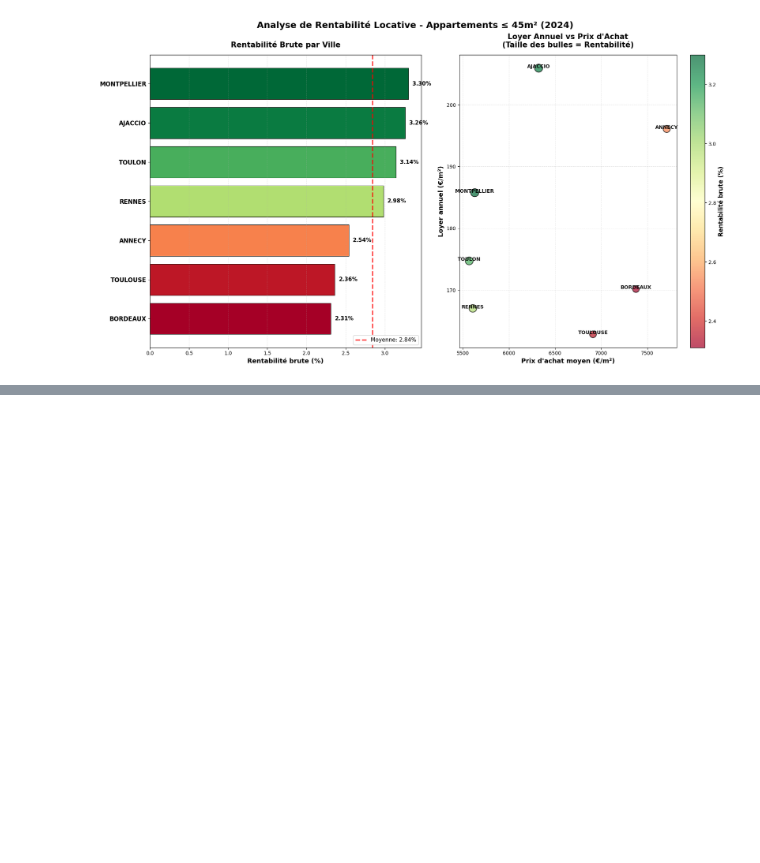
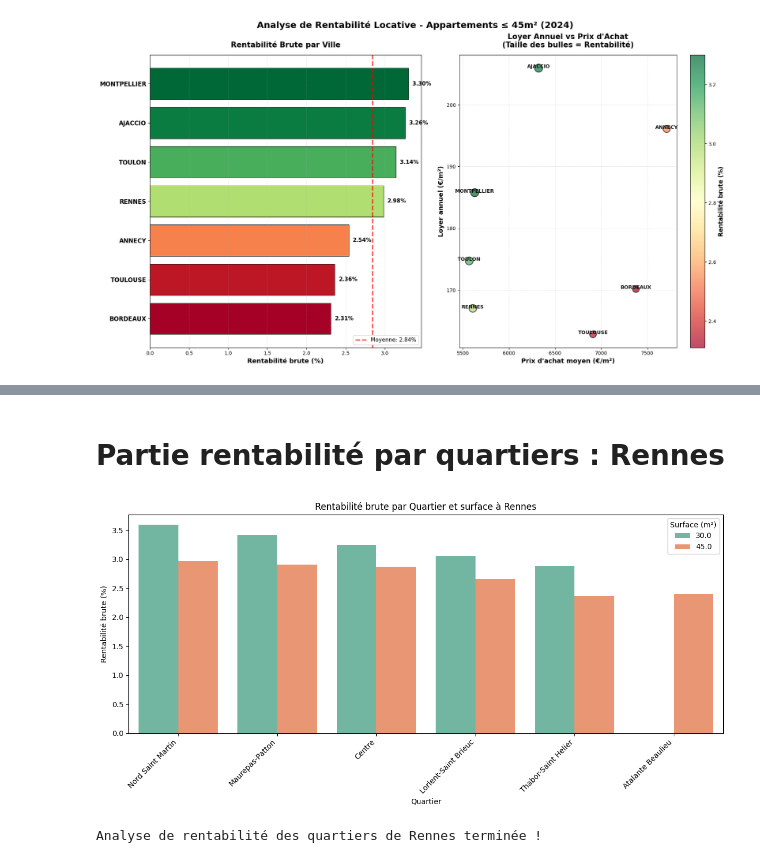
Before and after one commit to adam2504/Analyse_Donnees_Foncieres, a Jupyter notebook: lea.ipynb, the cells around one changed output, grey strips where cells are left out. Saved outputs shown, nothing was run; the diff lists cells and outputs as text; code cells hidden in the pictures; blank space fills up the shorter version.

Commit message:
Ajout de ma partie

```diff
--- a/lea.ipynb
+++ b/lea.ipynb
@@ -64,0 +79,10 @@ Ville la moins rentable : BORDEAUX (2.31%)
+# %% [markdown]
+# Partie rentabilité par quartiers : Rennes
+# %%
+from rentabilité_quartiers_rennes import analyse_rentabilite_quartiers_rennes
+
+if __name__ == "__main__":
+    analyse_rentabilite_quartiers_rennes()
+# %% [output]
+[figure, added]
+Analyse de rentabilité des quartiers de Rennes terminée !
```
Also changed, not shown: parts of 2 cells of this notebook, 2 other files.
